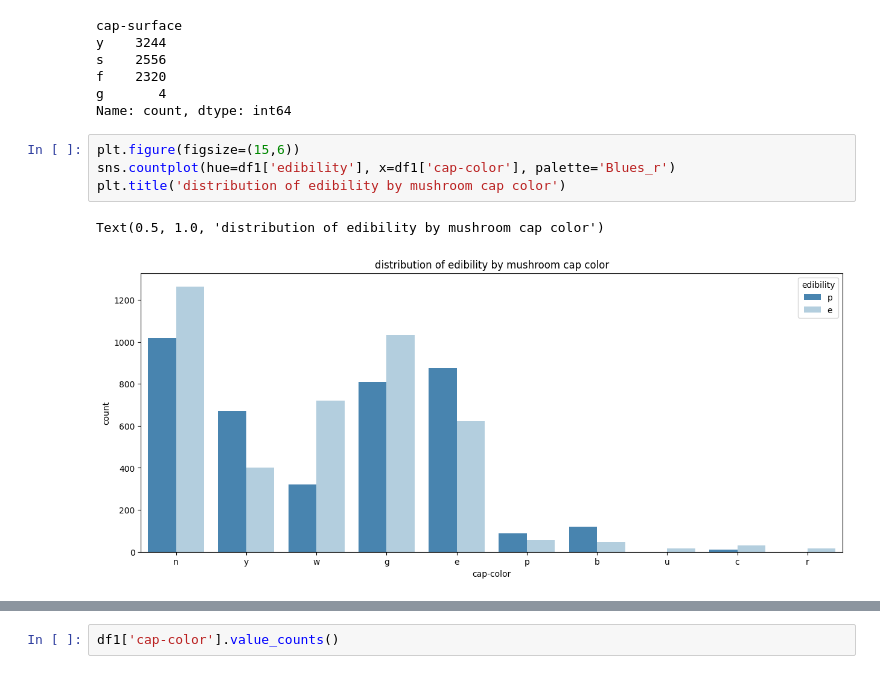
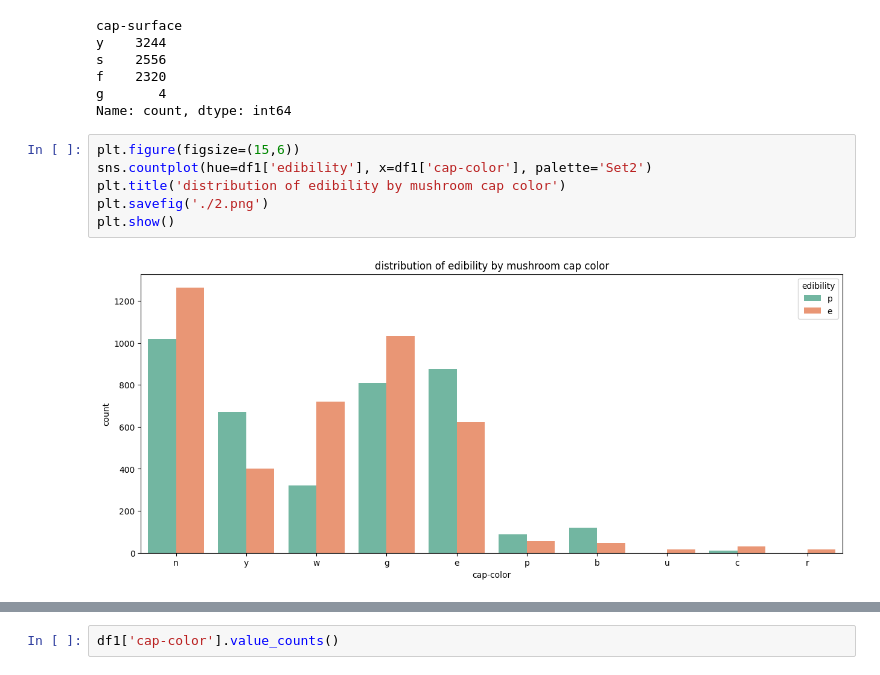
Before and after one commit to thapa-sabin/westcliff_tech405, a Jupyter notebook: W2/Classifying Poisonous Mushrooms.ipynb, the cells around one changed output, grey strips where cells are left out. Drawn from its saved outputs; the diff is of its cells as text.

```diff
--- a/W2/Classifying Poisonous Mushrooms.ipynb
+++ b/W2/Classifying Poisonous Mushrooms.ipynb
@@ -141,8 +143,9 @@ g       4
 Name: count, dtype: int64
 # %%
 plt.figure(figsize=(15,6))
-sns.countplot(hue=df1['edibility'], x=df1['cap-color'], palette='Blues_r')
+sns.countplot(hue=df1['edibility'], x=df1['cap-color'], palette='Set2')
 plt.title('distribution of edibility by mushroom cap color')
+plt.savefig('./2.png')
+plt.show()
 # %% [output]
-Text(0.5, 1.0, 'distribution of edibility by mushroom cap color')
-[figure, old version]
+[figure, new version]
```
Also changed, not shown: parts of 24 cells of this notebook.
